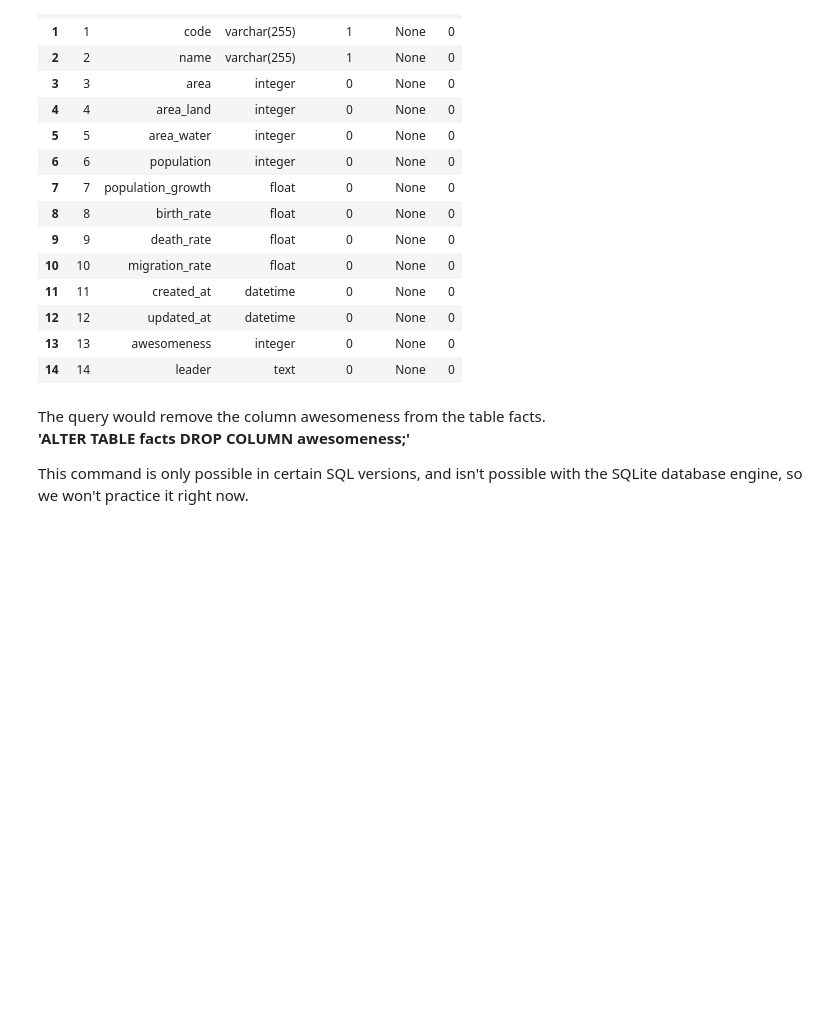
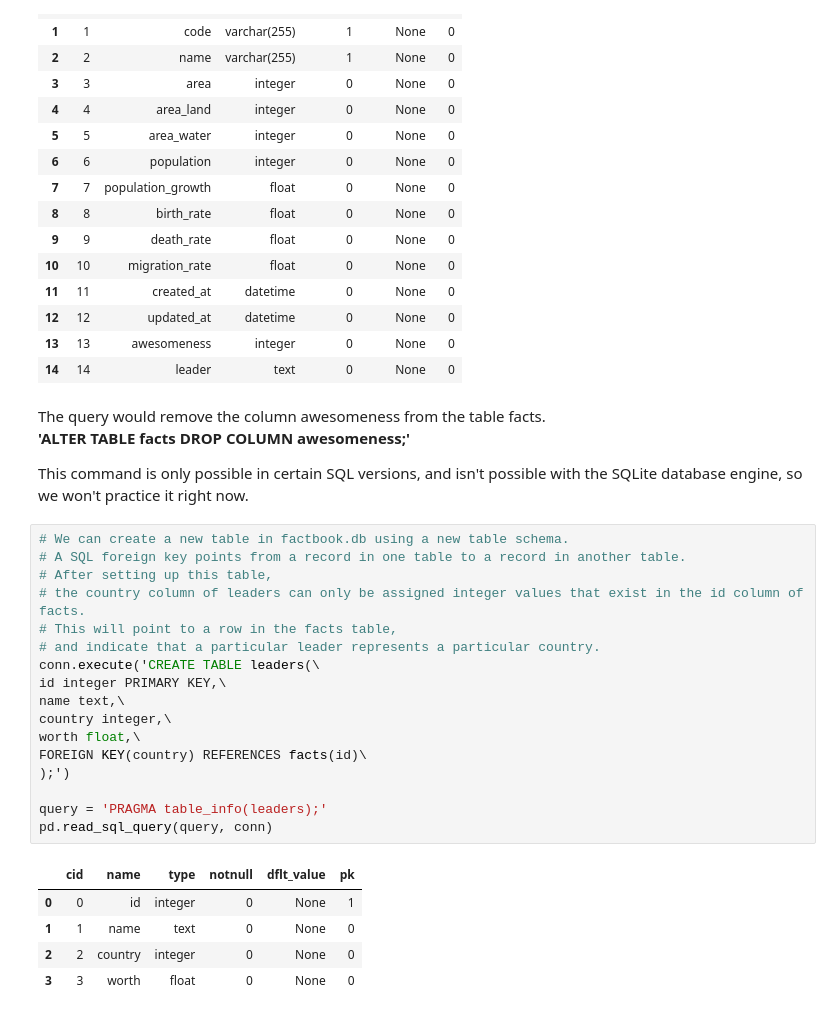
Before and after one commit to Morrowind1983/Dataquest-study-notes, a Jupyter notebook: 04 Working with Data Sources/03 SQL and Databases Intermediate/Table Schemas.ipynb, the cells around one changed output. Drawn from its saved outputs; the diff is of its cells as text; blank space fills up the shorter version.

```diff
--- a/04 Working with Data Sources/03 SQL and Databases Intermediate/Table Schemas.ipynb
+++ b/04 Working with Data Sources/03 SQL and Databases Intermediate/Table Schemas.ipynb
@@ -104,3 +104,26 @@ The query would remove the column awesomeness from the table facts.
 **'ALTER TABLE facts DROP COLUMN awesomeness;'**
 
 This command is only possible in certain SQL versions, and isn't possible with the SQLite database engine, so we won't practice it right now.
+# %%
+# We can create a new table in factbook.db using a new table schema.
+# A SQL foreign key points from a record in one table to a record in another table.
+# After setting up this table,
+# the country column of leaders can only be assigned integer values that exist in the id column of facts.
+# This will point to a row in the facts table,
+# and indicate that a particular leader represents a particular country.
+conn.execute('CREATE TABLE leaders(\
+id integer PRIMARY KEY,\
+name text,\
+country integer,\
+worth float,\
+FOREIGN KEY(country) REFERENCES facts(id)\
+);')
+
+query = 'PRAGMA table_info(leaders);'
+pd.read_sql_query(query, conn)
+# %% [output]
+|  | cid | name | type | notnull | dflt_value | pk |
+| 0 | 0 | id | integer | 0 | None | 1 |
+| 1 | 1 | name | text | 0 | None | 0 |
+| 2 | 2 | country | integer | 0 | None | 0 |
+| 3 | 3 | worth | float | 0 | None | 0 |
```
Also changed, not shown: parts of 8 cells of this notebook.
